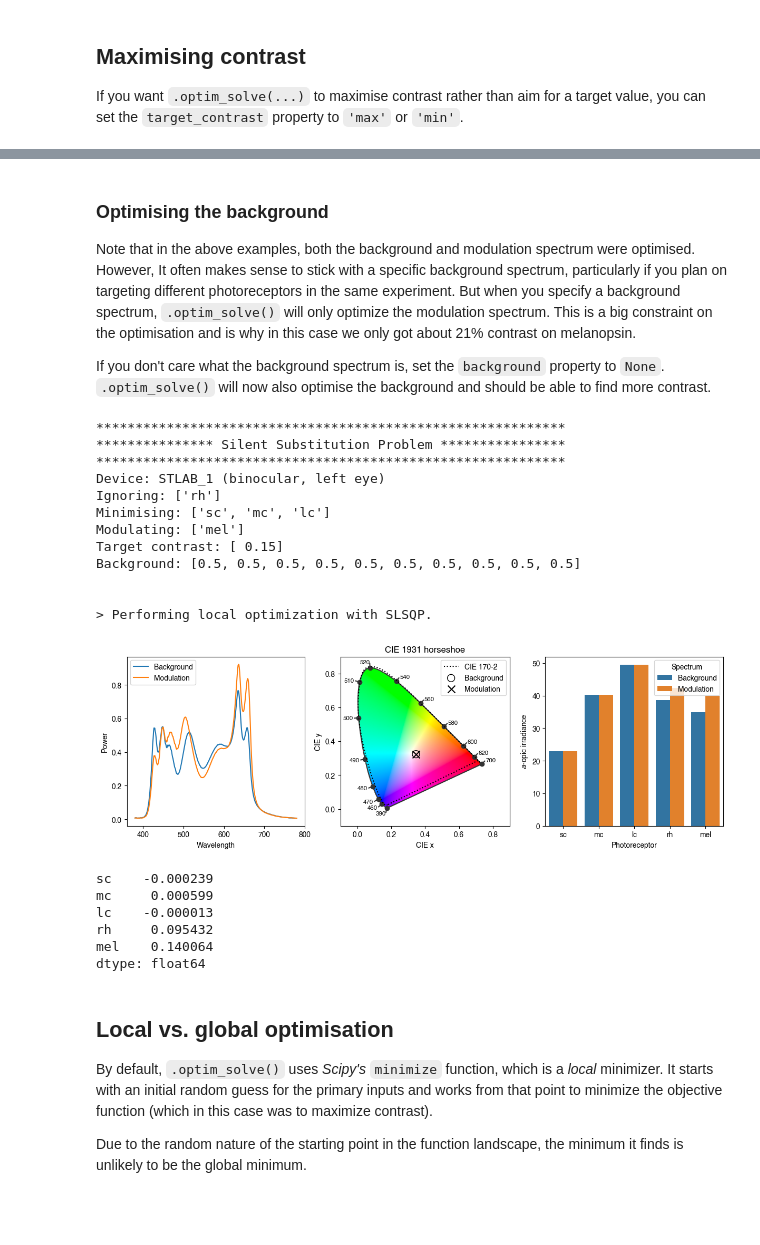
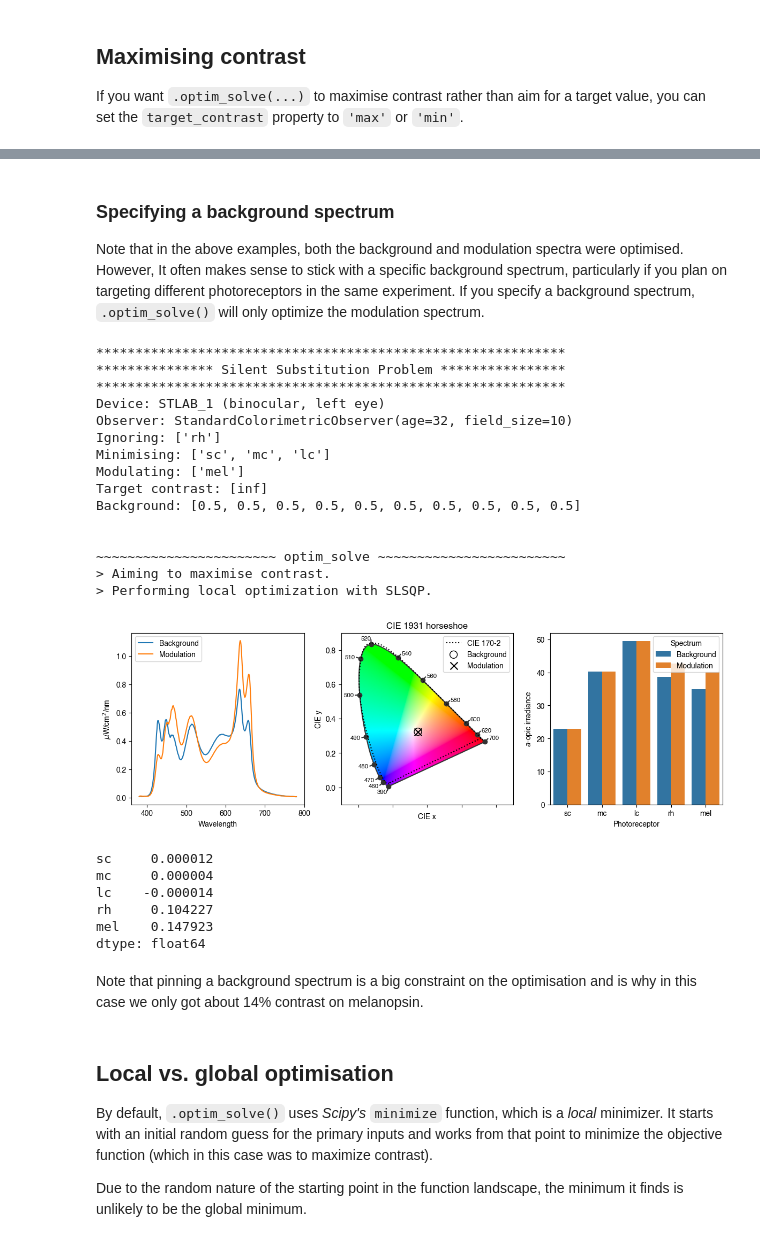
Before and after one commit to PySilentSubstitution/pysilsub, a Jupyter notebook: docs/source/05a_numerical_optimisation.ipynb, the cells around one changed output, grey strips where cells are left out. Saved outputs shown, nothing was run; the diff lists cells and outputs as text; code cells hidden in the pictures; blank space fills up the shorter version.

```diff
--- a/docs/source/05a_numerical_optimisation.ipynb
+++ b/docs/source/05a_numerical_optimisation.ipynb
@@ -108,40 +112,43 @@ mel    0.706693
 dtype: float64
 # %% [markdown]
 
-### Optimising the background
+### Specifying a background spectrum
 
-Note that in the above examples, both the background and modulation spectrum were optimised. However, It often makes sense to stick with a specific background spectrum, particularly if you plan on targeting different photoreceptors in the same experiment. But when you specify a background spectrum, `.optim_solve()` will only optimize the modulation spectrum. This is a big constraint on the optimisation and is why in this case we only got about 21% contrast on melanopsin.
-
-If you don't care what the background spectrum is, set the `background` property to `None`. `.optim_solve()` will now also optimise the background and should be able to find more contrast.
+Note that in the above examples, both the background and modulation spectra were optimised. However, It often makes sense to stick with a specific background spectrum, particularly if you plan on targeting different photoreceptors in the same experiment. If you specify a background spectrum, `.optim_solve()` will only optimize the modulation spectrum.
 # %%
-ssp.background = [.5] * ssp.nprimaries
-ssp.target_contrast = .15
+ssp.background = [.5] * ssp.nprimaries  # All primaries, half-max
+ssp.target_contrast = 'max'
 ssp.print_problem()
 solution = ssp.optim_solve(**{'options':{'disp':False}})
 _ = ssp.plot_solution(solution.x)
 # %% [output]
 ************************************************************
 *************** Silent Substitution Problem ****************
 ************************************************************
 Device: STLAB_1 (binocular, left eye)
+Observer: StandardColorimetricObserver(age=32, field_size=10)
 Ignoring: ['rh']
 Minimising: ['sc', 'mc', 'lc']
 Modulating: ['mel']
-Target contrast: [ 0.15]
+Target contrast: [inf]
 Background: [0.5, 0.5, 0.5, 0.5, 0.5, 0.5, 0.5, 0.5, 0.5, 0.5]
 
 
+~~~~~~~~~~~~~~~~~~~~~~~ optim_solve ~~~~~~~~~~~~~~~~~~~~~~~~
+> Aiming to maximise contrast.
 > Performing local optimization with SLSQP.
-[figure, old version]
+[figure, new version]
 # %%
 ssp.print_photoreceptor_contrasts(solution.x)
 # %% [output]
-sc    -0.000239
-mc     0.000599
-lc    -0.000013
-rh     0.095432
-mel    0.140064
+sc     0.000012
+mc     0.000004
+lc    -0.000014
+rh     0.104227
+mel    0.147923
 dtype: float64
+# %% [markdown]
+Note that pinning a background spectrum is a big constraint on the optimisation and is why in this case we only got about 14% contrast on melanopsin.
 # %% [markdown]
 
 Local vs. global optimisation
```
Also changed, not shown: parts of 8 cells of this notebook, 19 other files.
